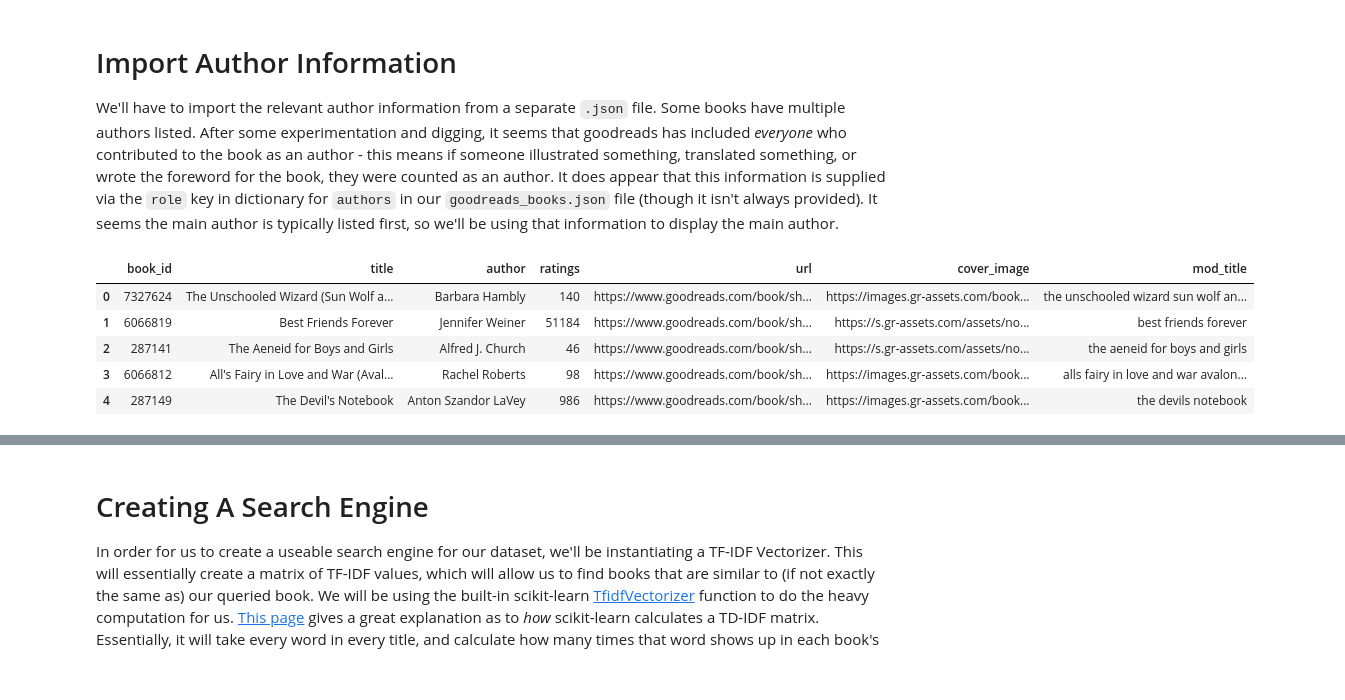
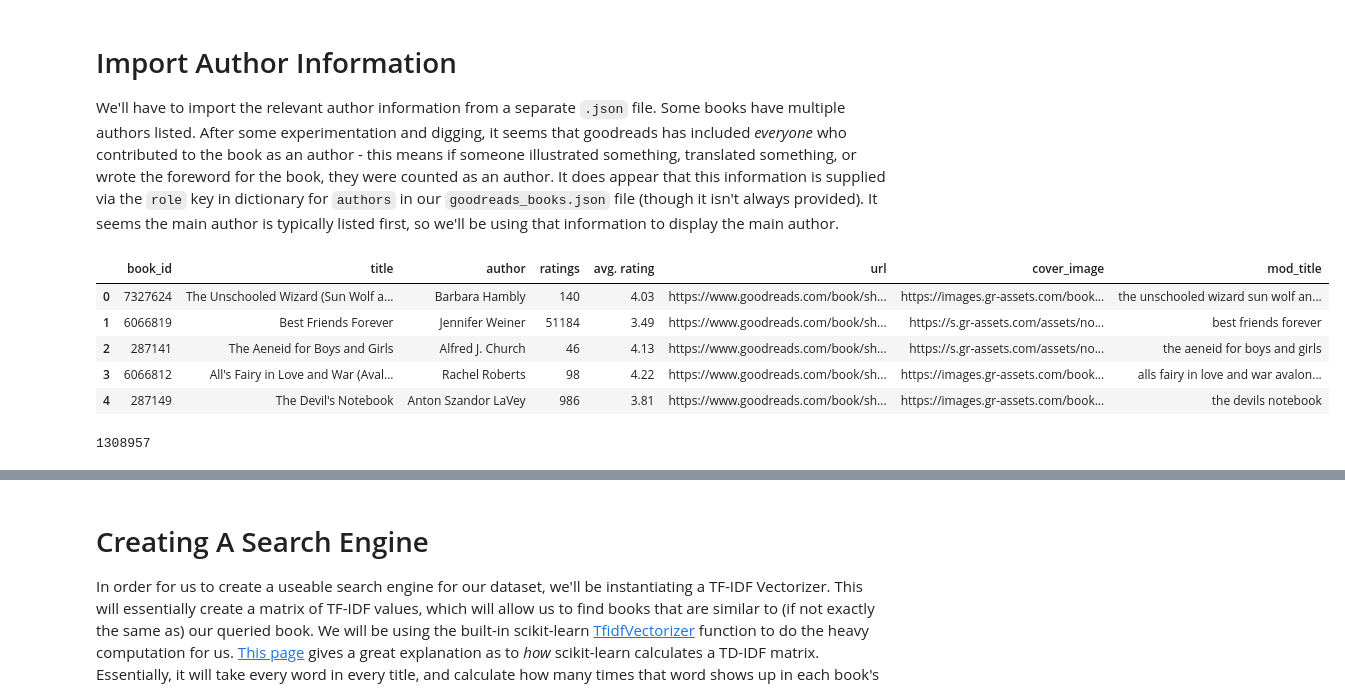
Before and after one commit to noah-kg/goodreads-book-recommendations, a Jupyter notebook: Combined.ipynb, the cells around one changed output, grey strips where cells are left out. Drawn from its saved outputs; the diff is of its cells as text; code cells hidden in the pictures.

```diff
--- a/Combined.ipynb
+++ b/Combined.ipynb
@@ -82,6 +83,7 @@ def parse_fields(line):
         'title': data['title_without_series'],
         'author': [i['author_id'] for i in data['authors'] if 'author_id' in i],
         'ratings': data['ratings_count'],
+        'avg. rating': data['average_rating'],
         'url': data['url'],
         'cover_image': data['image_url']
     }
@@ -155,36 +158,43 @@ def parse_authors(line):
 #streams every line of file and appends author info to list
 author_dict = {}
 with gzip.open("goodreads_book_authors.json.gz") as f:
     while True:
         line = f.readline()
         if not line:
             break
 
         author_info = parse_authors(line)
         author_dict[author_info['author_id']] = author_info['name']
 
 #function that maps author_id with actual name
 def replace_authors(authors):
     if len(authors) == 1: #only one author listed
         return author_dict[authors[0]]
     else: #multiple authors listed
         new_authors = []
         for author in authors:
             new_authors.append(author_dict[author])
         all_auth = ', '.join(new_authors) #returning new_authors[0] gives error?
         return all_auth.split(',')[0]
 
 #corrects author column
 titles['author'] = titles['author'].apply(replace_authors)
 titles['author'] = titles['author'].str.replace('\s+', ' ', regex=True)
 
+#ensure avg. ratings are floats
+titles['avg. rating'] = titles['avg. rating'].astype(float)
+
 #save to .json so we can use later
 titles.to_json('books_titles.json')
 titles.head()
 # %% [output]
-|  | book_id | title | author | ratings | url | cover_image | mod_title |
-| 0 | 7327624 | The Unschooled Wizard (Sun Wolf a... | Barbara Hambly | 140 | https://www.goodreads.com/book/sh... | https://images.gr-assets.com/book... | the unschooled wizard sun wolf an... |
-| 1 | 6066819 | Best Friends Forever | Jennifer Weiner | 51184 | https://www.goodreads.com/book/sh... | https://s.gr-assets.com/assets/no... | best friends forever |
-| 2 | 287141 | The Aeneid for Boys and Girls | Alfred J. Church | 46 | https://www.goodreads.com/book/sh... | https://s.gr-assets.com/assets/no... | the aeneid for boys and girls |
-| 3 | 6066812 | All's Fairy in Love and War (Aval... | Rachel Roberts | 98 | https://www.goodreads.com/book/sh... | https://images.gr-assets.com/book... | alls fairy in love and war avalon... |
-| 4 | 287149 | The Devil's Notebook | Anton Szandor LaVey | 986 | https://www.goodreads.com/book/sh... | https://images.gr-assets.com/book... | the devils notebook |
+|  | book_id | title | author | ratings | avg. rating | url | cover_image | mod_title |
+| 0 | 7327624 | The Unschooled Wizard (Sun Wolf a... | Barbara Hambly | 140 | 4.03 | https://www.goodreads.com/book/sh... | https://images.gr-assets.com/book... | the unschooled wizard sun wolf an... |
+| 1 | 6066819 | Best Friends Forever | Jennifer Weiner | 51184 | 3.49 | https://www.goodreads.com/book/sh... | https://s.gr-assets.com/assets/no... | best friends forever |
+| 2 | 287141 | The Aeneid for Boys and Girls | Alfred J. Church | 46 | 4.13 | https://www.goodreads.com/book/sh... | https://s.gr-assets.com/assets/no... | the aeneid for boys and girls |
+| 3 | 6066812 | All's Fairy in Love and War (Aval... | Rachel Roberts | 98 | 4.22 | https://www.goodreads.com/book/sh... | https://images.gr-assets.com/book... | alls fairy in love and war avalon... |
+| 4 | 287149 | The Devil's Notebook | Anton Szandor LaVey | 986 | 3.81 | https://www.goodreads.com/book/sh... | https://images.gr-assets.com/book... | the devils notebook |
+# %%
+len(books_titles)
+# %% [output]
+1308957
```
Also changed, not shown: parts of 14 cells of this notebook.
